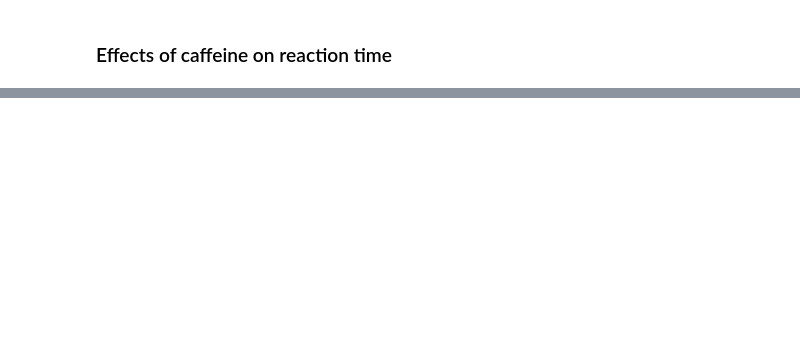
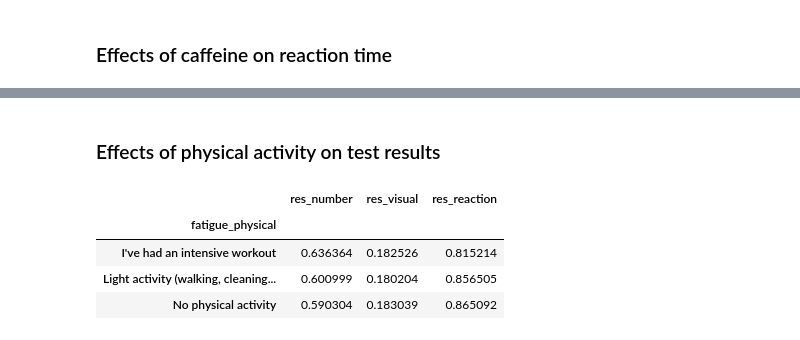
Before and after one commit to kasparho/how-circadian-rhythms-affect-performance, a Jupyter notebook: data_cleaning.ipynb, the cells around one changed output, grey strips where cells are left out. Drawn from its saved outputs; the diff is of its cells as text; code cells hidden in the pictures; blank space fills up the shorter version.

```diff
--- a/data_cleaning.ipynb
+++ b/data_cleaning.ipynb
@@ -294,0 +323,14 @@ Ttest_indResult(statistic=1.9784284137019672, pvalue=0.04924624294005665)
+# %% [markdown]
+### Effects of physical activity on test results
+# %%
+grouped_act_subjects = \
+    common[["user_id", "fatigue_physical", "res_number", "res_visual", "res_reaction"]]\
+        .groupby(["user_id", "fatigue_physical"]).mean()\
+        .groupby("fatigue_physical").mean()
+grouped_act_subjects
+# %% [output]
+|  | res_number | res_visual | res_reaction |
+| fatigue_physical |  |  |  |
+| I've had an intensive workout | 0.636364 | 0.182526 | 0.815214 |
+| Light activity (walking, cleaning... | 0.600999 | 0.180204 | 0.856505 |
+| No physical activity | 0.590304 | 0.183039 | 0.865092 |
```
Also changed, not shown: parts of 15 cells of this notebook.
